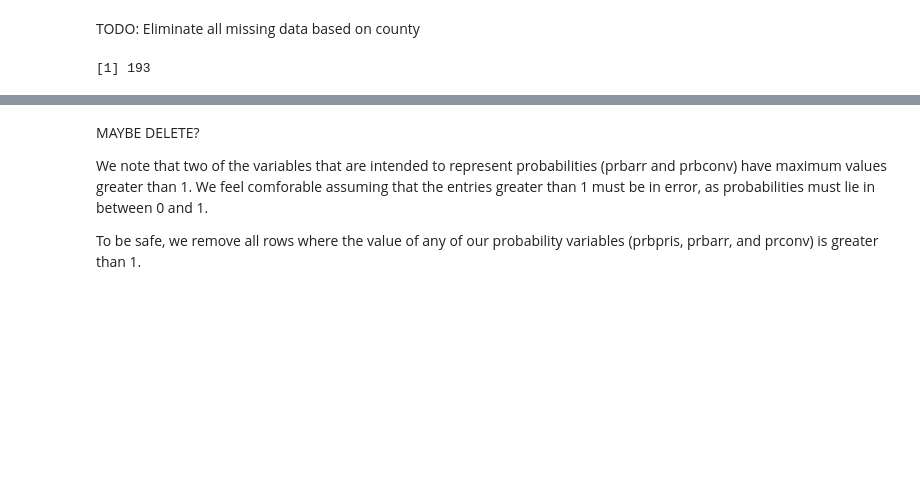
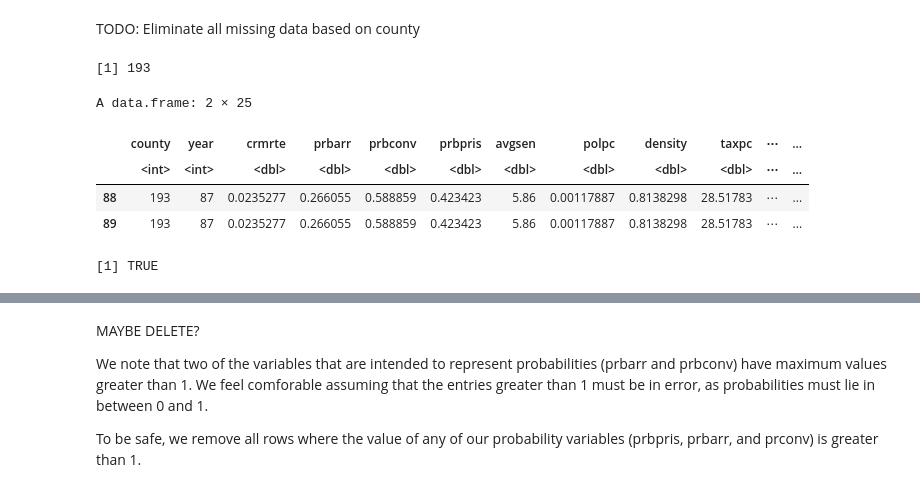
Before and after one commit to ksjeyabarani/w203_lab3, a Jupyter notebook: Wall_Seenivasagam_Hee_lab3.ipynb, the cells around one changed output, grey strips where cells are left out. Saved outputs shown, nothing was run; the diff lists cells and outputs as text; code cells hidden in the pictures; blank space fills up the shorter version.

```diff
--- a/Wall_Seenivasagam_Hee_lab3.ipynb
+++ b/Wall_Seenivasagam_Hee_lab3.ipynb
@@ -250,7 +250,18 @@ TODO: Eliminate all missing data based on county
 # %%
 #Eliminate data by reassigning index to county.
 #I am assuming you mean replace rowname with appropriate county number.
-#It doesn't seem like this can be done because there is one duplicate county numbers (193)
+#193 is a duplicated data row
 data$county[duplicated(data$county)]
+data[data$county==193,]
+#We see that all the data is the same
+all(data[88,]==data[89,])
+#Therefore we remove this duplicated entry
+data<-data[-c(89),]
 # %% [output]
 [1] 193
+A data.frame: 2 × 25
+|  | county | year | crmrte | prbarr | prbconv | prbpris | avgsen | polpc | density | taxpc | ⋯ | ... |
+|  | <int> | <int> | <dbl> | <dbl> | <dbl> | <dbl> | <dbl> | <dbl> | <dbl> | <dbl> | ⋯ | ... |
+| 88 | 193 | 87 | 0.0235277 | 0.266055 | 0.588859 | 0.423423 | 5.86 | 0.00117887 | 0.8138298 | 28.51783 | ⋯ | ... |
+| 89 | 193 | 87 | 0.0235277 | 0.266055 | 0.588859 | 0.423423 | 5.86 | 0.00117887 | 0.8138298 | 28.51783 | ⋯ | ... |
+[1] TRUE
```
Also changed, not shown: parts of 1 cell of this notebook.
